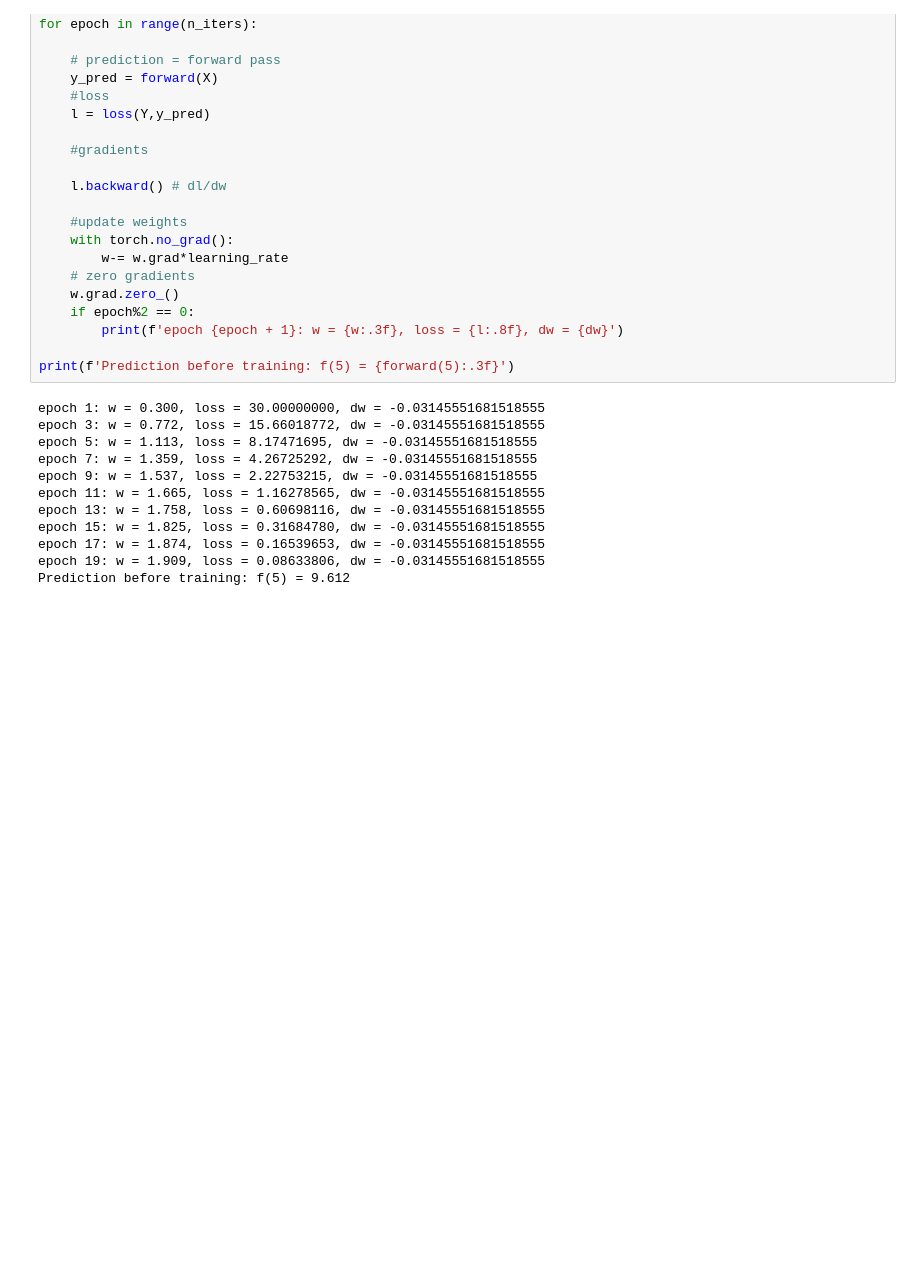
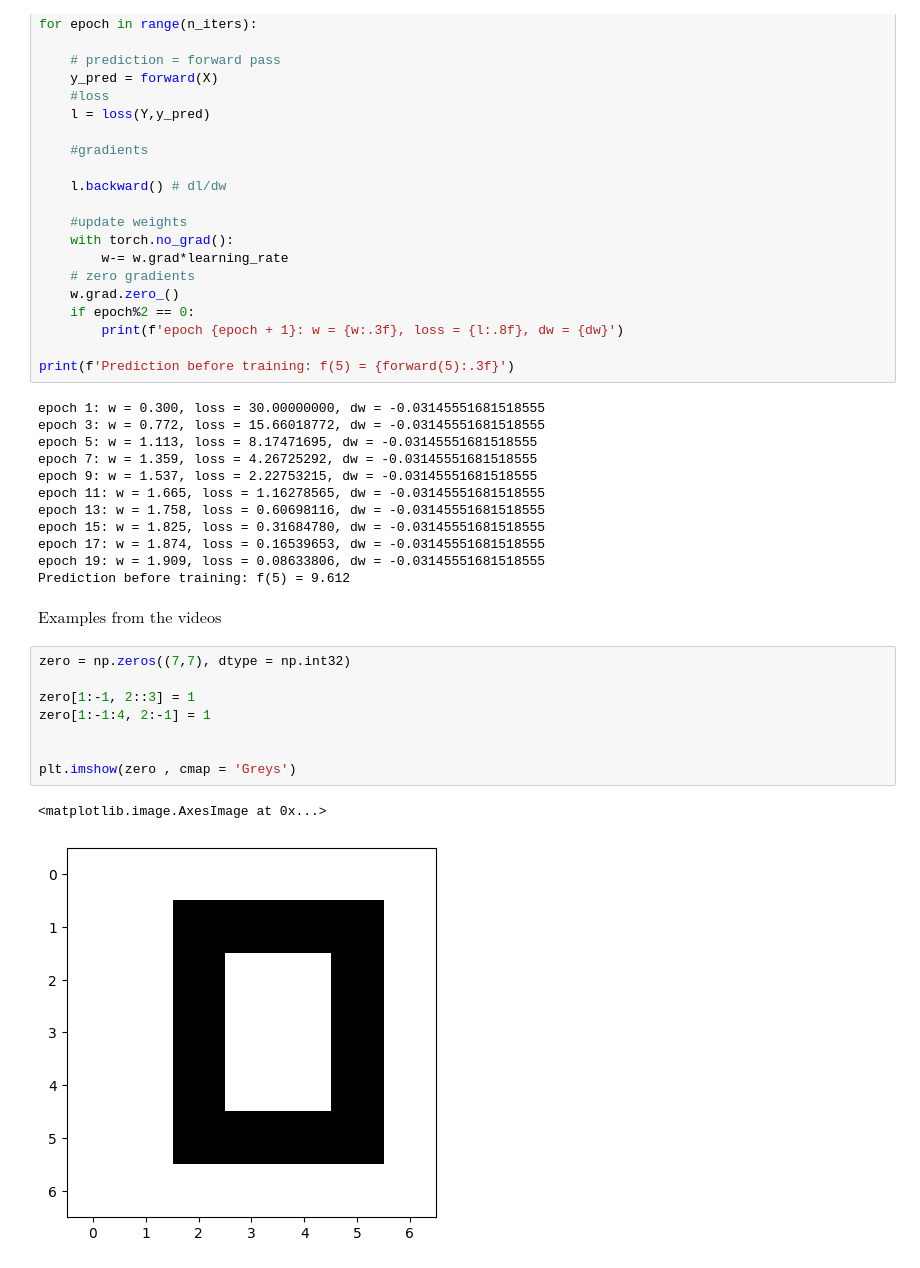
Before and after one commit to barracuda049/dl, a Jupyter notebook: sw.ipynb, the cells around one changed output. Cells and saved outputs as stored; diff of their text form; blank space fills up the shorter version.

```diff
--- a/sw.ipynb
+++ b/sw.ipynb
@@ -288,3 +288,16 @@ epoch 15: w = 1.825, loss = 0.31684780, dw = -0.03145551681518555
 epoch 17: w = 1.874, loss = 0.16539653, dw = -0.03145551681518555
 epoch 19: w = 1.909, loss = 0.08633806, dw = -0.03145551681518555
 Prediction before training: f(5) = 9.612
+# %% [markdown]
+$\text{Examples from the videos}$
+# %%
+zero = np.zeros((7,7), dtype = np.int32)
+
+zero[1:-1, 2::3] = 1
+zero[1:-1:4, 2:-1] = 1
+
+
+plt.imshow(zero , cmap = 'Greys')
+# %% [output]
+<matplotlib.image.AxesImage at 0x...>
+[figure, added]
```
Also changed, not shown: parts of 43 cells of this notebook.
